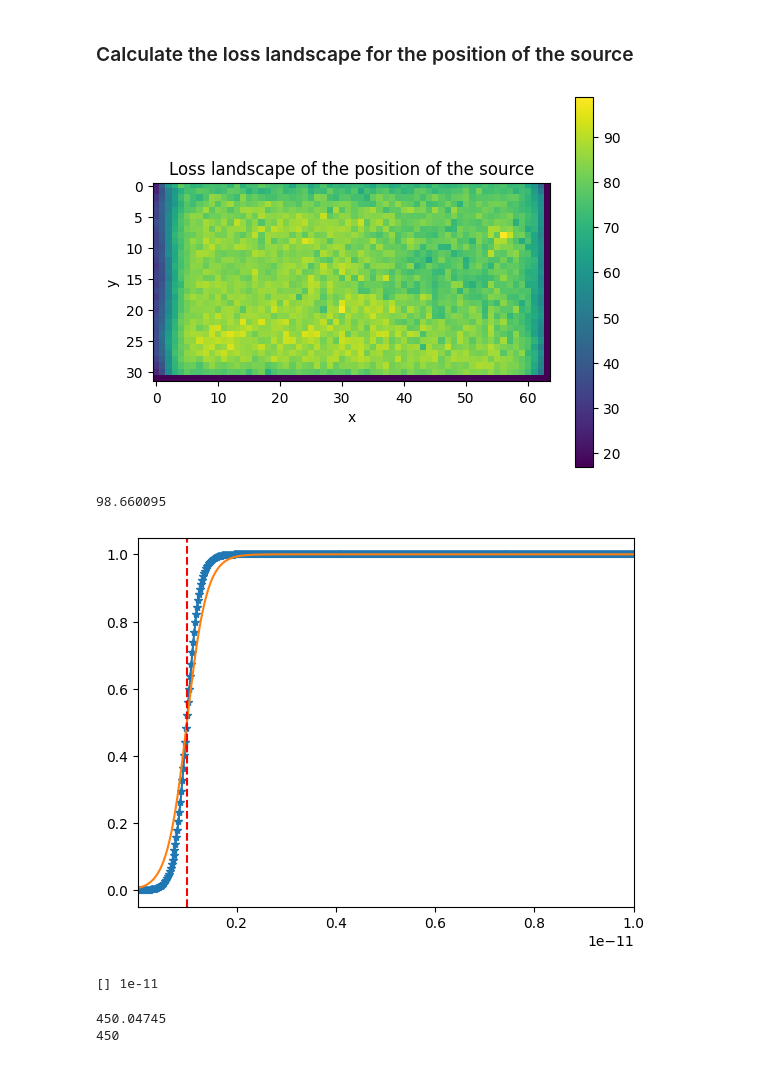
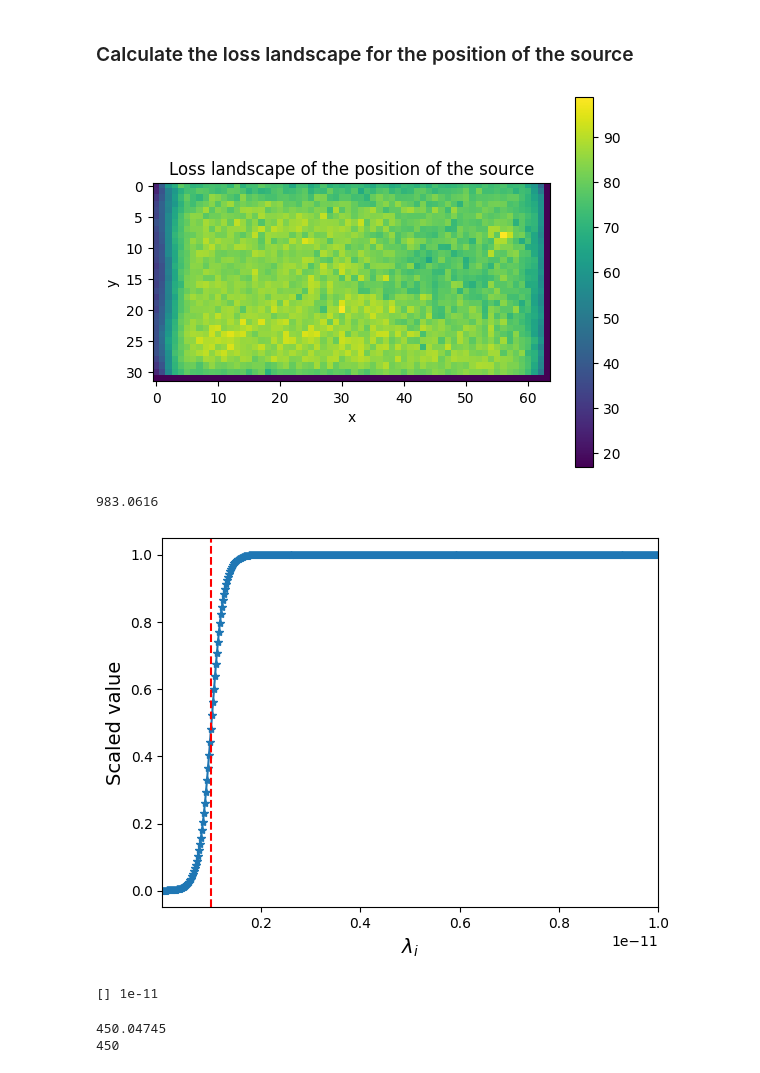
Before and after one commit to armercier/Hybrid-OED, a Jupyter notebook: src/scripts/helmholtz_problem_no_NN.ipynb, the cells around one changed output. Saved outputs shown, nothing was run; the diff lists cells and outputs as text; code cells hidden in the pictures.

```diff
--- a/src/scripts/helmholtz_problem_no_NN.ipynb
+++ b/src/scripts/helmholtz_problem_no_NN.ipynb
@@ -919,30 +919,32 @@ plt.title("Loss landscape of the position of the source")
 plt.xlabel("x")
 plt.ylabel("y")
 plt.show()
-print(jnp.amax(loss_landscape))
+print(jnp.amax(1000-loss_landscape))
 # %% [output]
 [figure]
-98.660095
+983.0616
 # %%
 threshold = 1e-12
 x_list = np.linspace(1e-14, 1e-11, 500)
 sig_output = []
 exp_output = []
 exp_mask = []
 mask_sig= []
 for x in x_list:
     mask_sig.append(jax.nn.sigmoid(8e12 * (x - threshold)))
     exp_mask.append(1 / (1 + np.exp(-5e12 * (x - threshold))))
     # sig_output.append(jnp.sum(x*mask_sig))
 # mask = jax.nn.sigmoid(10 * (x - threshold))
 plt.plot(x_list, mask_sig,"*-")
-plt.plot(x_list, exp_mask)
+# plt.plot(x_list, exp_mask)
 plt.xlim([1e-14, 1e-11])
 plt.axvline(x=threshold, color='r', linestyle='--')
+plt.xlabel(r"$\lambda_i$", fontsize=14)
+plt.ylabel("Scaled value", fontsize=14)
 plt.show()
 print(sig_output,x)
 # %% [output]
-[figure, old version]
+[figure, new version]
 [] 1e-11
 # %%
 x_jnparray = jnp.array(x_list)
```
Also changed, not shown: parts of 8 cells of this notebook.
